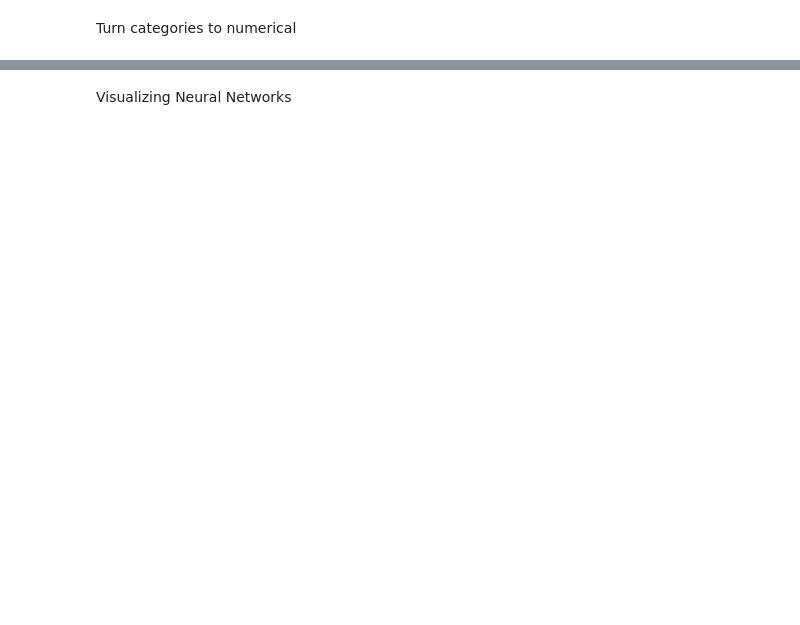
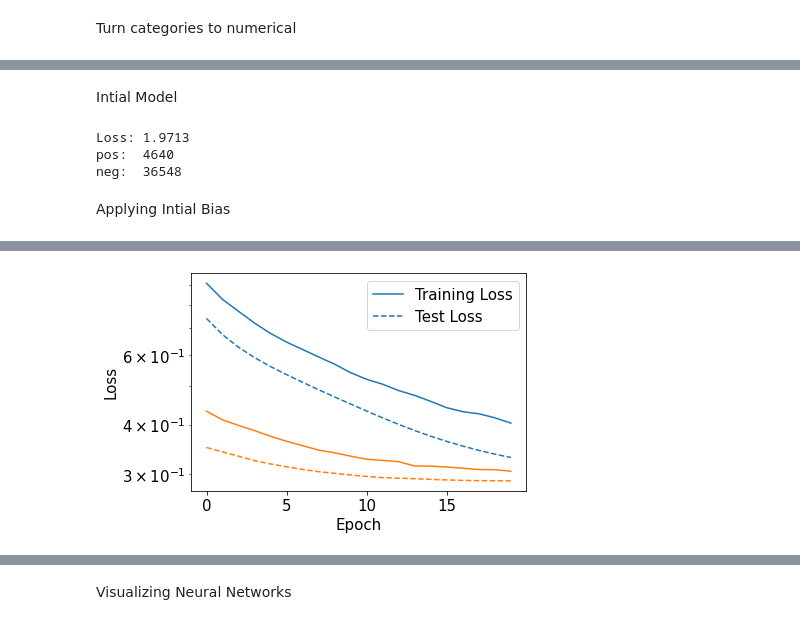
Before and after one commit to claredavies/MachineLearningCoursework, a Jupyter notebook: Assignment1/MLAssignment1Keras.ipynb, the cells around one changed output, grey strips where cells are left out. Saved outputs shown, nothing was run; the diff lists cells and outputs as text; code cells hidden in the pictures; blank space fills up the shorter version.

```diff
--- a/Assignment1/MLAssignment1Keras.ipynb
+++ b/Assignment1/MLAssignment1Keras.ipynb
@@ -324,0 +208,72 @@ print(cm)
+# %% [markdown]
+Intial Model
+# %%
+EPOCHS = 100
+BATCH_SIZE = 2048
+
+early_stopping = tf.keras.callbacks.EarlyStopping(
+    monitor='val_prc',
+    verbose=1,
+    patience=10,
+    mode='max',
+    restore_best_weights=True)
+
+model = make_model()
+
+results = model.evaluate(train_features, train_labels, batch_size=BATCH_SIZE, verbose=0)
+print("Loss: {:0.4f}".format(results[0]))
+print("pos:  " + str(pos))
+print("neg:  " + str(neg))
+# %% [output]
+Loss: 1.9713
+pos:  4640
+neg:  36548
+# %% [markdown]
+Applying Intial Bias
+# %%
+colors = plt.rcParams['axes.prop_cycle'].by_key()['color']
+
+initial_bias = np.log([pos/neg])
+
+model = make_model(output_bias=initial_bias)
+results = model.evaluate(train_features, train_labels, batch_size=BATCH_SIZE, verbose=0)
+print("Loss: {:0.4f}".format(results[0]))
+
+initial_weights = os.path.join(tempfile.mkdtemp(), 'initial_weights')
+model.save_weights(initial_weights)
+
+model = make_model()
+model.load_weights(initial_weights)
+model.layers[-1].bias.assign([0.0])
+zero_bias_history = model.fit(
+    train_features,
+    train_labels,
+    batch_size=BATCH_SIZE,
+    epochs=20,
+    validation_data=(val_features, val_labels),
+    verbose=0)
+
+model = make_model()
+model.load_weights(initial_weights)
+careful_bias_history = model.fit(
+    train_features,
+    train_labels,
+    batch_size=BATCH_SIZE,
+    epochs=20,
+    validation_data=(val_features, val_labels),
+    verbose=0)
+
+def plot_loss(history, label, n):
+  # Use a log scale on y-axis to show the wide range of values.
+  plt.semilogy(history.epoch, history.history['loss'],
+               color=colors[n], label='Train ' + label)
+  plt.semilogy(history.epoch, history.history['val_loss'],
+               color=colors[n], label='Val ' + label,
+               linestyle="--")
+  plt.legend(["Training Loss", "Test Loss"])
+  plt.xlabel('Epoch')
+  plt.ylabel('Loss')
+
+plot_loss(zero_bias_history, "Zero Bias", 0)
+plot_loss(careful_bias_history, "Careful Bias", 1)
+# %% [output]
@@ -324,0 +281 @@ print(cm)
+[figure, added]
```
Also changed, not shown: parts of 43 cells of this notebook.
